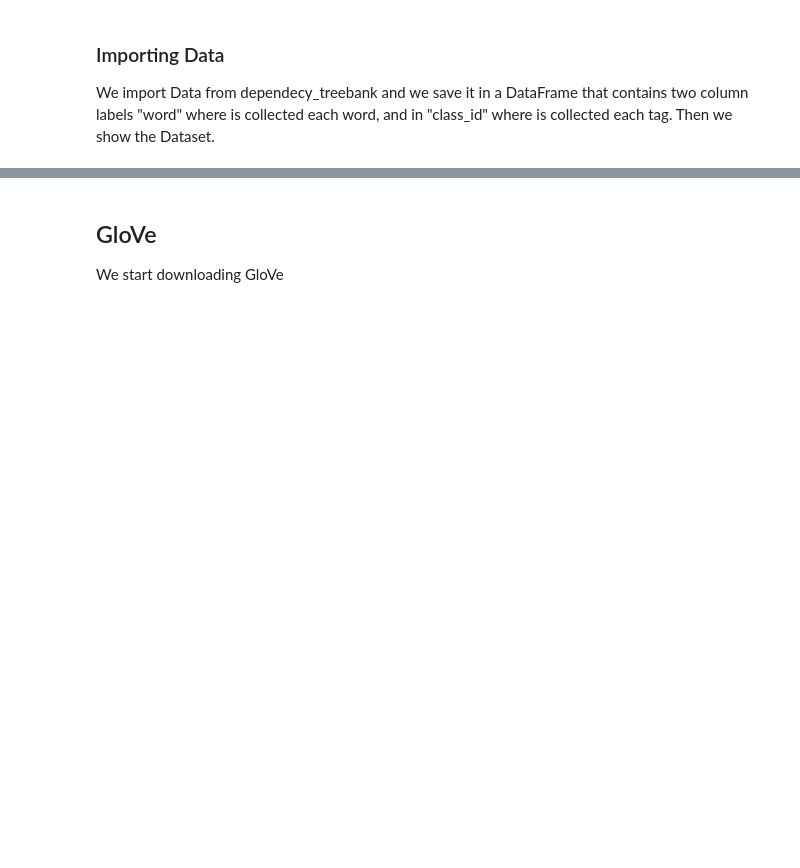
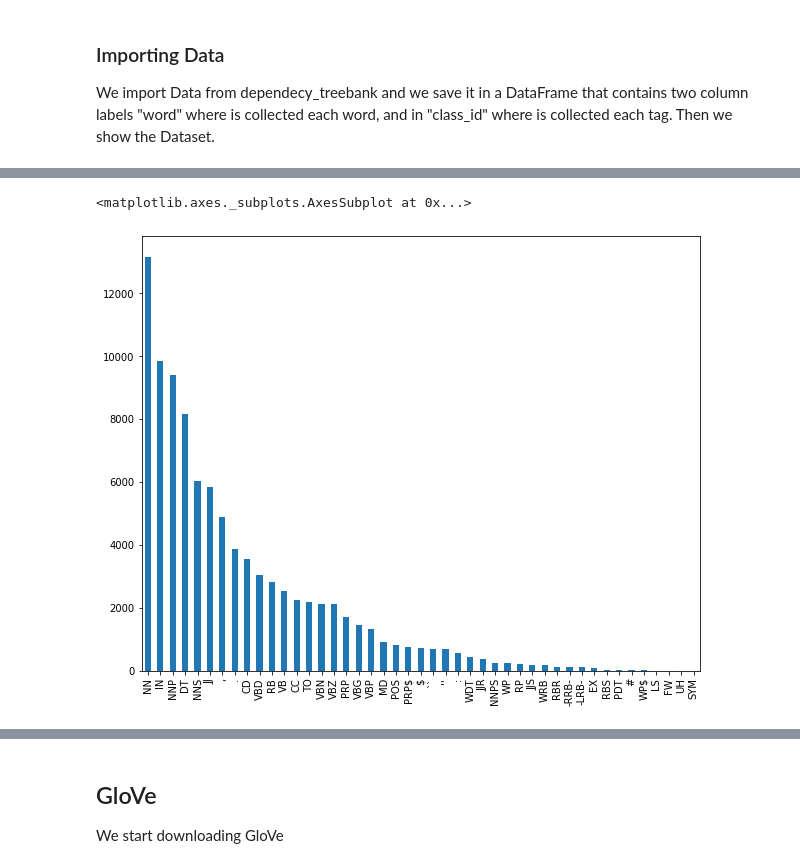
Before and after one commit to sustaz/Natural-Language-Processing-Unibo-Assignements-and-Project, a Jupyter notebook: Assignments/Assignment_1/assignment_1.ipynb, the cells around one changed output, grey strips where cells are left out. Cells and saved outputs as stored; diff of their text form; code cells hidden in the pictures; blank space fills up the shorter version.

```diff
--- a/Assignments/Assignment_1/assignment_1.ipynb
+++ b/Assignments/Assignment_1/assignment_1.ipynb
@@ -279,0 +218,17 @@ df_test = df[val_ind::]
+# %%
+#setting lowercase and deleting punctuation
+def df_cleaner(dataframe, label1,label2):
+    dataframe = dataframe.reset_index()
+    for i in range(0,dataframe.shape[0]-1):
+        #punctuation removal
+        if dataframe[label2][i] == '.' and dataframe[label2][i+1] != 'NNP':
+            dataframe[label1][i+1] = str(dataframe[label1][i+1]).lower()
+    '''dataframe = dataframe[dataframe[label2] != ',']
+    dataframe = dataframe[dataframe[label2] != '``']
+    dataframe = dataframe[dataframe[label2] != "''"]
+    dataframe = dataframe[dataframe[label2] != ':']
+    dataframe = dataframe[dataframe[label2] != '$']
+    dataframe = dataframe[dataframe[label2] != '#']
+    dataframe = dataframe[dataframe[label2] != '.']
+    dataframe = dataframe.reset_index()'''
+    return dataframe
@@ -279,0 +273,21 @@ df_test = df[val_ind::]
+# %%
+#dataset composed by words and class_id divided in training, validation and test set
+df_train = df[0:train_ind]
+df_val = df[train_ind:val_ind]
+df_test = df[val_ind::]
+
+#cleaning the whole dataframe
+df_cleaned = df_cleaner(df,'word','class_id')
+
+#dataset composed by phrases and class_id divided in training, validation and test set
+df_train_cleaned = df_cleaner(df_train,'word','class_id')
+df_val_cleaned = df_cleaner(df_val,'word','class_id')
+df_test_cleaned = df_cleaner(df_test,'word','class_id')
+
+#cleaning the whole dataframe phrases
+df_phrases = df_cleaner_phrases(df,'word','class_id')
+
+#df_phrases_train = df_cleaner(df_train,'word','class_id')
+df_phrases_train = df_cleaner_phrases(df_train,'word','class_id')
+df_phrases_val = df_cleaner_phrases(df_val,'word','class_id')
+df_phrases_test = df_cleaner_phrases(df_test,'word','class_id')
@@ -279,0 +302,10 @@ df_test = df[val_ind::]
+# %%
+fig_size = plt.rcParams["figure.figsize"]
+fig_size[0] = 10
+fig_size[1] = 8
+plt.rcParams["figure.figsize"] = fig_size
+
+df_cleaned["class_id"].value_counts().plot.bar()
+# %% [output]
+<matplotlib.axes._subplots.AxesSubplot at 0x...>
+[figure, added]
```
Also changed, not shown: parts of 126 cells of this notebook.
